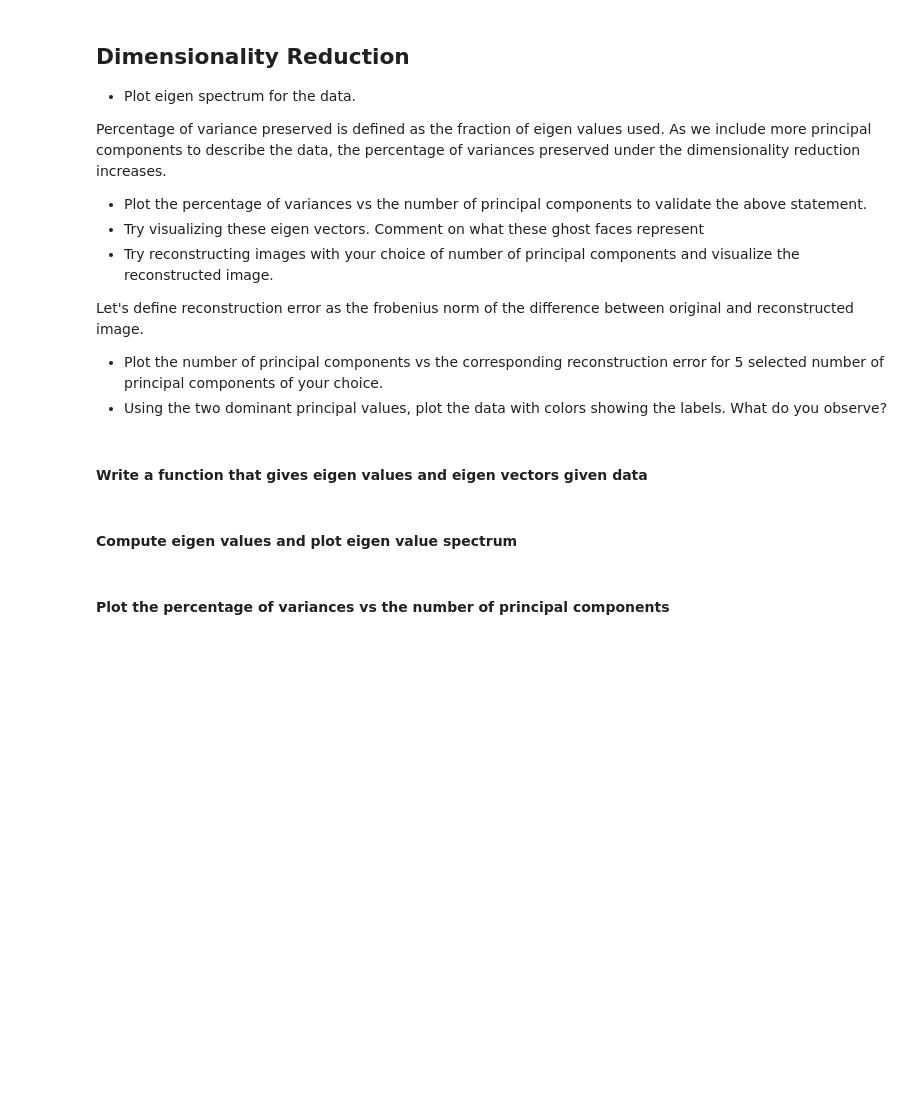
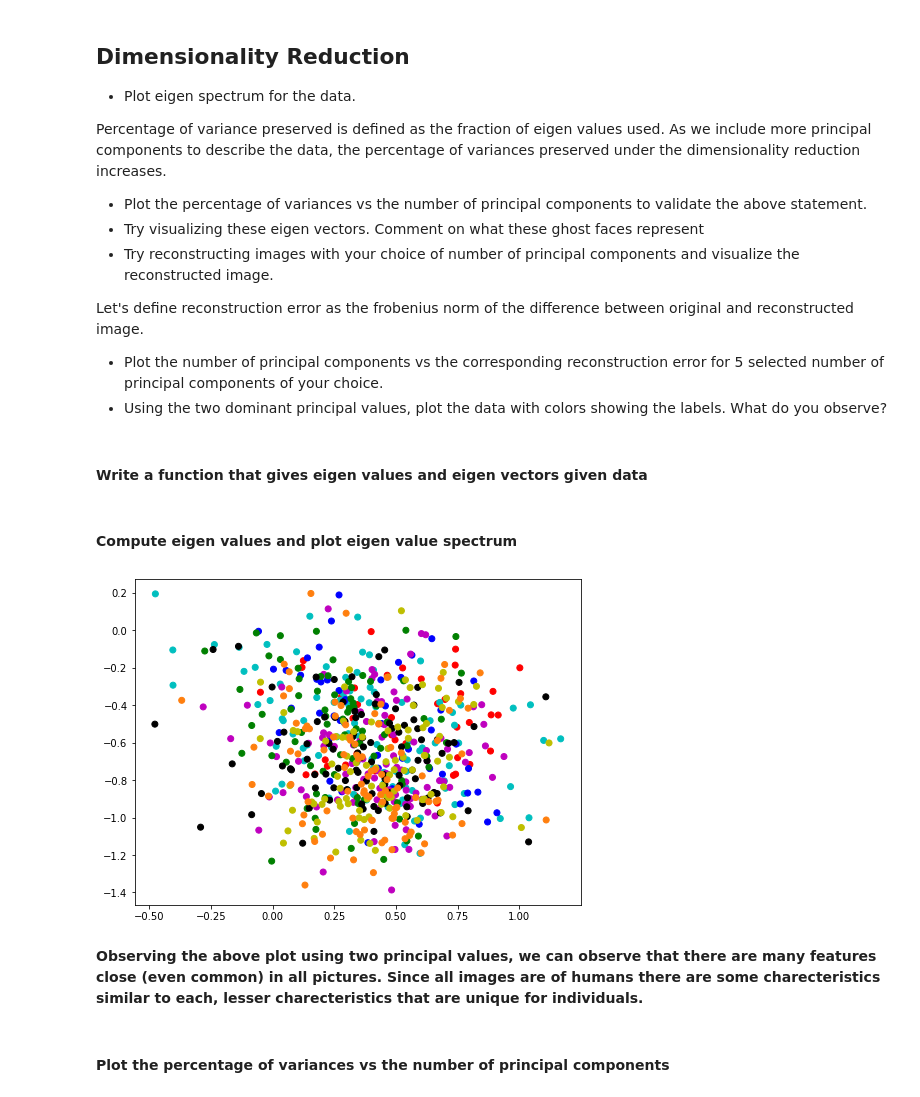
Before and after one commit to AbhinavChowdaryM98/KMeans-And-Regression, a Jupyter notebook: 2019101109_Assignment2_Q3.ipynb, the cells around one changed output. Drawn from its saved outputs; the diff is of its cells as text; code cells hidden in the pictures; blank space fills up the shorter version.

```diff
--- a/2019101109_Assignment2_Q3.ipynb
+++ b/2019101109_Assignment2_Q3.ipynb
@@ -141,6 +141,20 @@ cfv = X_reshape-mean
 e_values, e_vectors = eigh(np.matmul(cfv.T, cfv))
 pairs = [(e_values[i], e_vectors[i]) for i in range(len(e_values))]
 pairs.sort(reverse=True)
+u = [pairs[0][1], pairs[1][1]]
+u = np.array(u).T
+u.shape
+v = np.matmul(X_reshape, u)
+# %%
+plt.figure(figsize=(8,6))
+colors = {0:'b', 1:'r', 2:'g', 3:'c', 4:'m', 5:'y', 6:'k', 7:'tab:orange'}
+label_color = [colors[y[i]] for i in range(len(y))]
+label_names = ['Amitabhbachan','AamirKhan','DwayneJohnson','AishwaryaRai','BarackObama','NarendraModi','ManmohanSingh','VladimirPutin']
+plot = plt.scatter(v[:,0],v[:,1],color = label_color, label=label_names)
+# %% [output]
+[figure, added]
+# %% [markdown]
+**Observing the above plot using two principal values, we can observe that there are many features close (even common) in all pictures. Since all images are of humans there are some charecteristics similar to each, lesser charecteristics that are unique for individuals.**
 # %% [markdown]
 #### Plot the percentage of variances vs the number of principal components
 # %%
```
Also changed, not shown: parts of 11 cells of this notebook, 2 other files.
